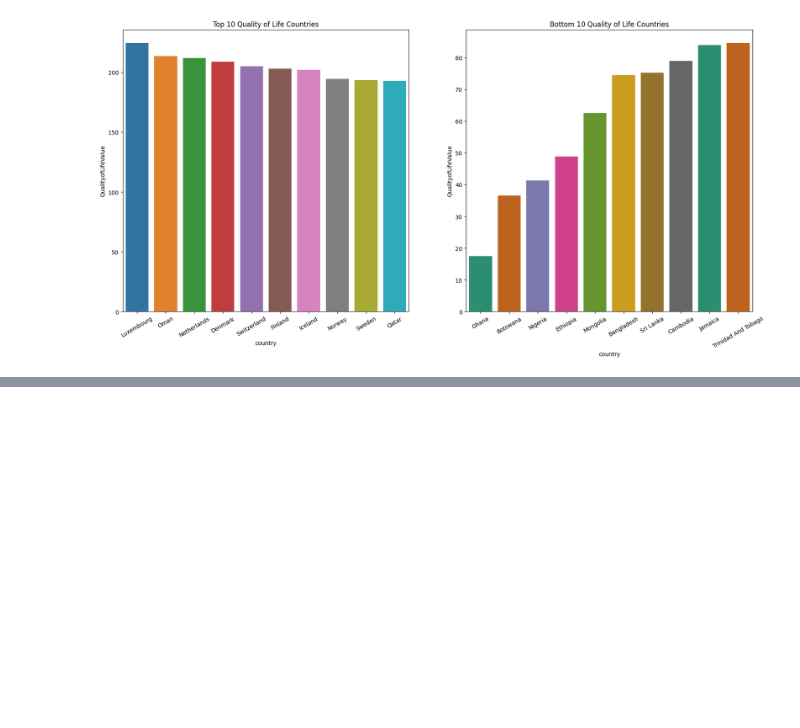
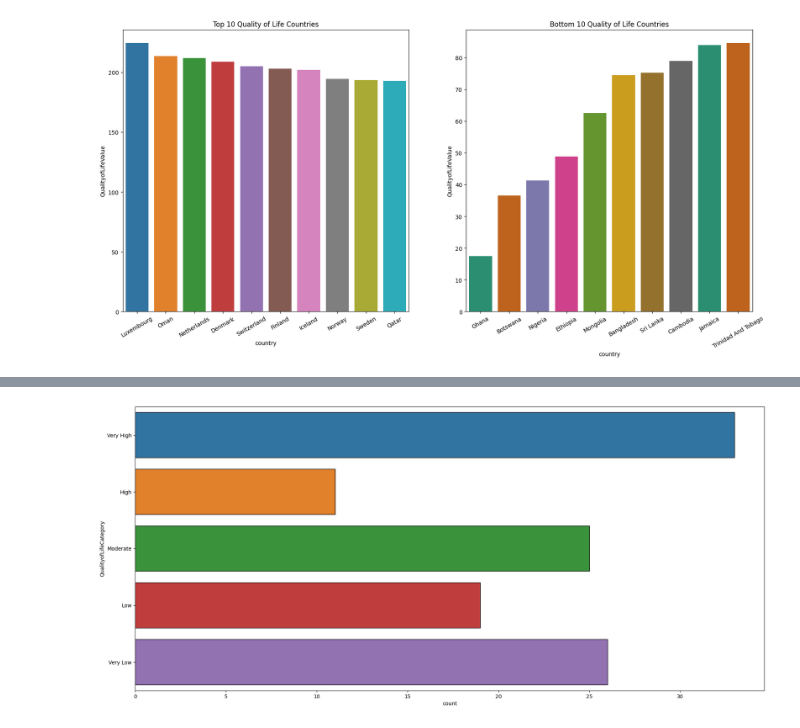
Before and after one commit to Himson2006/Quality-Of-Life-Analysis, a Jupyter notebook: quality-of-life.ipynb, the cells around one changed output, grey strips where cells are left out. Cells and saved outputs as stored; diff of their text form; code cells hidden in the pictures; blank space fills up the shorter version.

Commit message:
Countplot Percent fix and Insights needed.

```diff
--- a/quality-of-life.ipynb
+++ b/quality-of-life.ipynb
@@ -481,0 +489,7 @@ plt.show()
+# %%
+fig, ax = plt.subplots(figsize = (22,10))
+ax = sns.countplot(df, y = df['QualityofLifeCategory'],
+    orient = "h", order = ['Very High', 'High', 'Moderate', 'Low', 'Very Low'],
+    edgecolor = "black")
+# %% [output]
+[figure, added]
```
Also changed, not shown: parts of 2 cells of this notebook.
